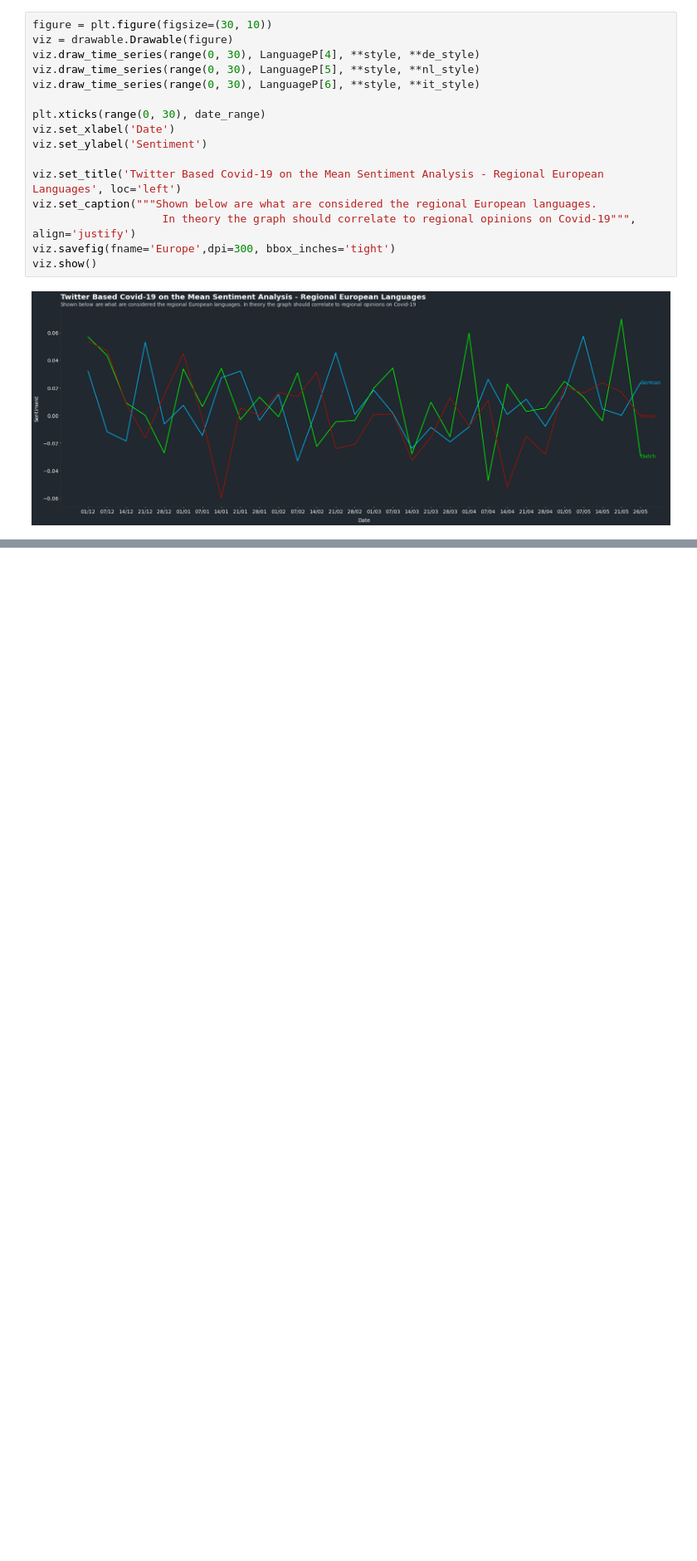
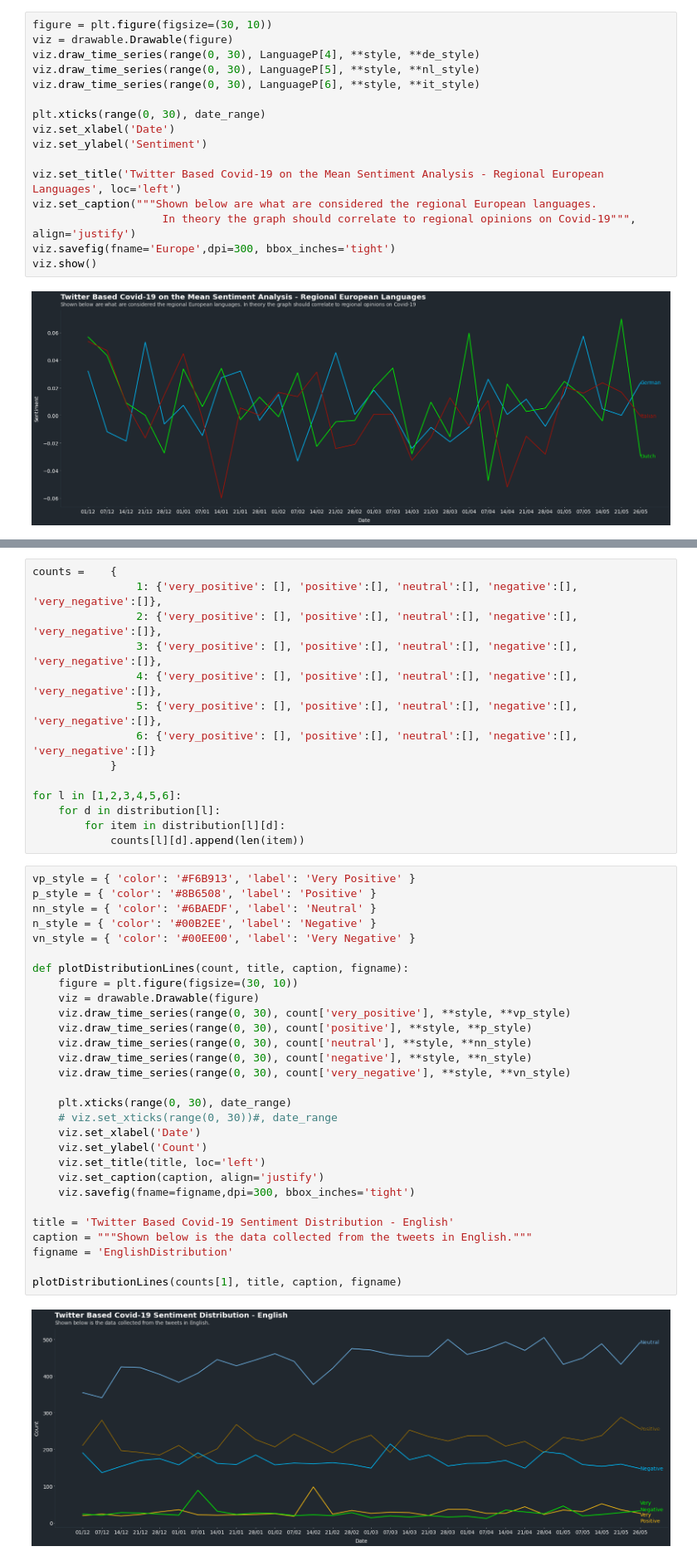
Before and after one commit to AidenWilliams/European-Covid-19-Vaccine-Sentiment-Analyses-On-Twitter-and-Article-Data, a Jupyter notebook: Visual Analyses.ipynb, the cells around one changed output, grey strips where cells are left out. Shown at 83% size. Drawn from its saved outputs; the diff is of its cells as text; blank space fills up the shorter version.

Commit message:
Added distribution graphs

```diff
--- a/Visual Analyses.ipynb
+++ b/Visual Analyses.ipynb
@@ -142,0 +191,45 @@ viz.show()
+# %%
+counts =    {
+                1: {'very_positive': [], 'positive':[], 'neutral':[], 'negative':[], 'very_negative':[]},
+                2: {'very_positive': [], 'positive':[], 'neutral':[], 'negative':[], 'very_negative':[]},
+                3: {'very_positive': [], 'positive':[], 'neutral':[], 'negative':[], 'very_negative':[]},
+                4: {'very_positive': [], 'positive':[], 'neutral':[], 'negative':[], 'very_negative':[]},
+                5: {'very_positive': [], 'positive':[], 'neutral':[], 'negative':[], 'very_negative':[]},
+                6: {'very_positive': [], 'positive':[], 'neutral':[], 'negative':[], 'very_negative':[]}
+            }
+
+for l in [1,2,3,4,5,6]:
+    for d in distribution[l]:
+        for item in distribution[l][d]:
+            counts[l][d].append(len(item))
+# %%
+vp_style = { 'color': '#F6B913', 'label': 'Very Positive' }
+p_style = { 'color': '#8B6508', 'label': 'Positive' }
+nn_style = { 'color': '#6BAEDF', 'label': 'Neutral' }
+n_style = { 'color': '#00B2EE', 'label': 'Negative' }
+vn_style = { 'color': '#00EE00', 'label': 'Very Negative' }
+
+def plotDistributionLines(count, title, caption, figname):
+    figure = plt.figure(figsize=(30, 10))
+    viz = drawable.Drawable(figure)
+    viz.draw_time_series(range(0, 30), count['very_positive'], **style, **vp_style)
+    viz.draw_time_series(range(0, 30), count['positive'], **style, **p_style)
+    viz.draw_time_series(range(0, 30), count['neutral'], **style, **nn_style)
+    viz.draw_time_series(range(0, 30), count['negative'], **style, **n_style)
+    viz.draw_time_series(range(0, 30), count['very_negative'], **style, **vn_style)
+
+    plt.xticks(range(0, 30), date_range)
+    # viz.set_xticks(range(0, 30))#, date_range
+    viz.set_xlabel('Date')
+    viz.set_ylabel('Count')
+    viz.set_title(title, loc='left')
+    viz.set_caption(caption, align='justify')
+    viz.savefig(fname=figname,dpi=300, bbox_inches='tight')
+
+title = 'Twitter Based Covid-19 Sentiment Distribution - English'
+caption = """Shown below is the data collected from the tweets in English."""
+figname = 'EnglishDistribution'
+
+plotDistributionLines(counts[1], title, caption, figname)
+# %% [output]
+[figure, added]
```
Also changed, not shown: parts of 5 cells of this notebook, 9 other files.
